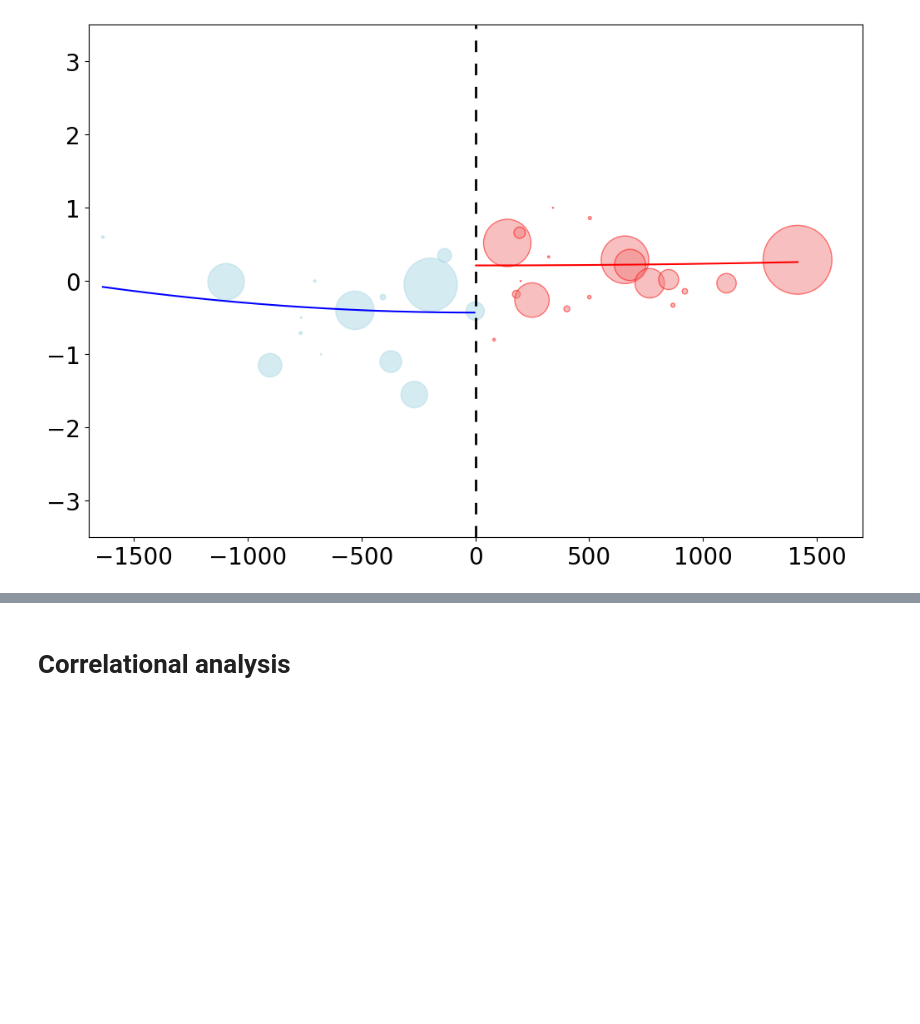
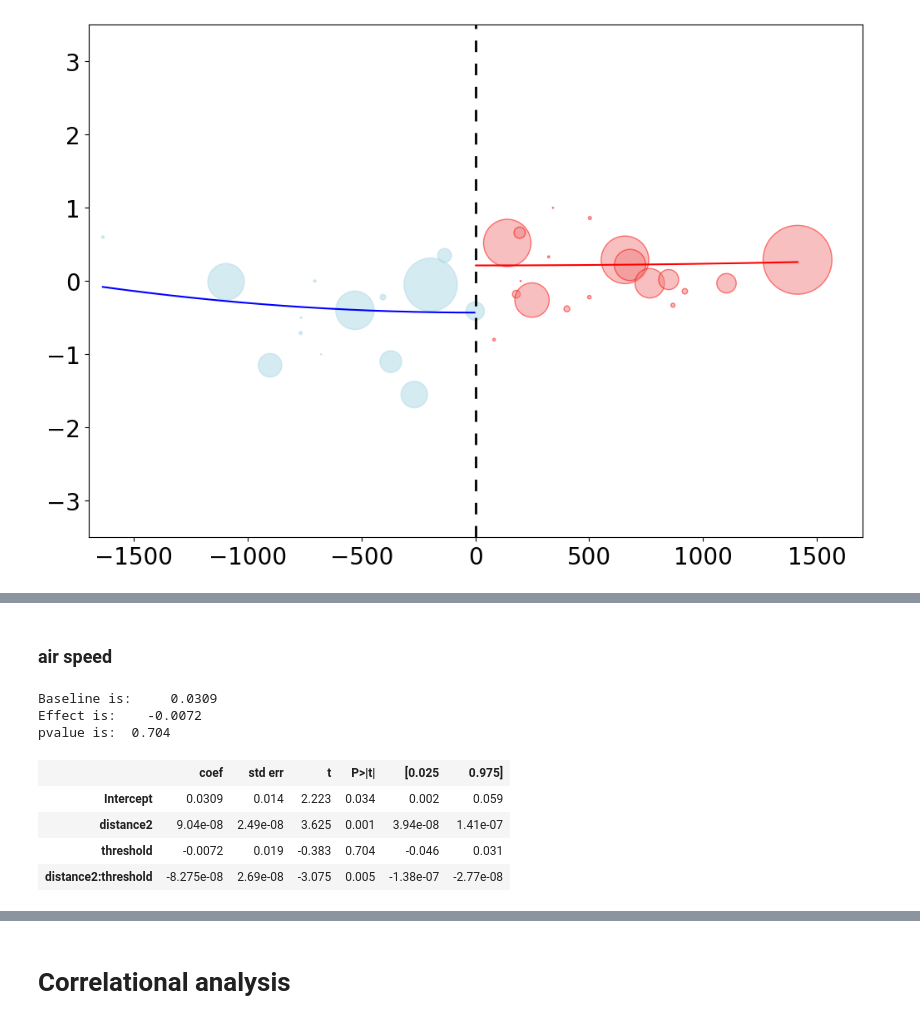
Before and after one commit to ruijis/paper-causal-doing, a Jupyter notebook: Data_regression_discontinuity.ipynb, the cells around one changed output, grey strips where cells are left out. Drawn from its saved outputs; the diff is of its cells as text; code cells hidden in the pictures; blank space fills up the shorter version.

```diff
--- a/Data_regression_discontinuity.ipynb
+++ b/Data_regression_discontinuity.ipynb
@@ -240,0 +269,17 @@ plt.show()
+# %% [markdown]
+### air speed
+# %%
+model = smf.wls("vel ~ distance2*threshold", df_rd, weights=df_rd["records"]).fit()
+print("Baseline is:", model.summary().tables[1][1][1])
+print("Effect is:", model.summary().tables[1][3][1])
+print("pvalue is:", model.summary().tables[1][3][4])
+model.summary().tables[1]
+# %% [output]
+Baseline is:     0.0309
+Effect is:    -0.0072
+pvalue is:  0.704
+|  | coef | std err | t | P>|t| | [0.025 | 0.975] |
+| Intercept | 0.0309 | 0.014 | 2.223 | 0.034 | 0.002 | 0.059 |
+| distance2 | 9.04e-08 | 2.49e-08 | 3.625 | 0.001 | 3.94e-08 | 1.41e-07 |
+| threshold | -0.0072 | 0.019 | -0.383 | 0.704 | -0.046 | 0.031 |
+| distance2:threshold | -8.275e-08 | 2.69e-08 | -3.075 | 0.005 | -1.38e-07 | -2.77e-08 |
```
Also changed, not shown: parts of 9 cells of this notebook, 1 other file.
